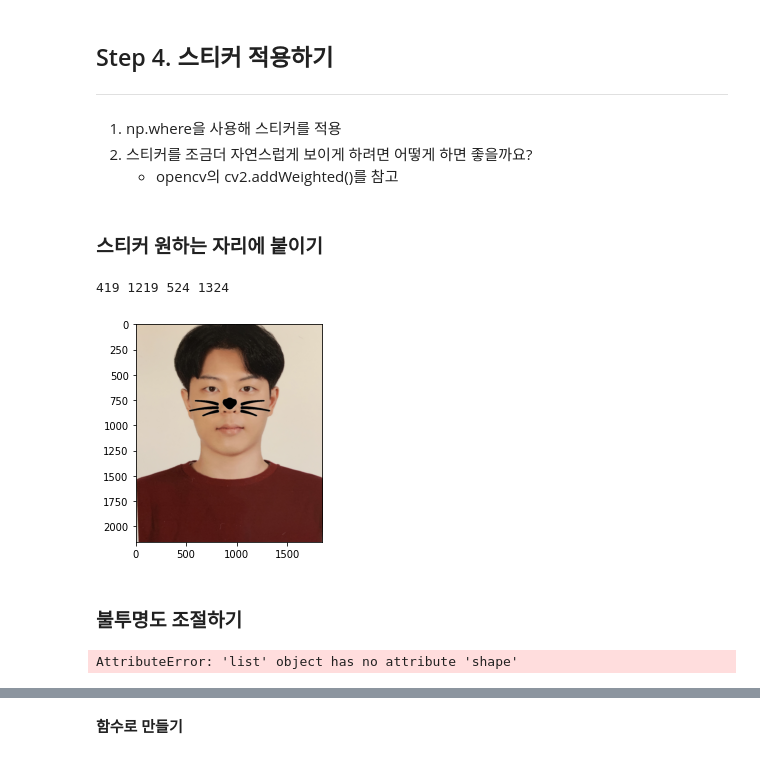
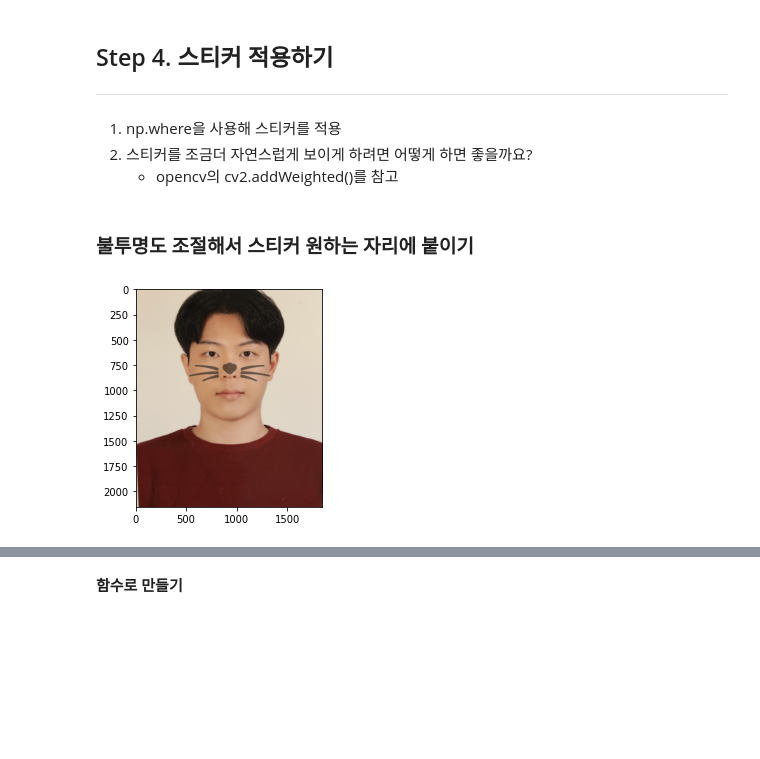
Before and after one commit to xowhddk123/AI_Portfolio, a Jupyter notebook: [Exp_07]project_CatWhiskersSticker.ipynb, the cells around one changed output, grey strips where cells are left out. Drawn from its saved outputs; the diff is of its cells as text; code cells hidden in the pictures; blank space fills up the shorter version.

```diff
--- a/[Exp_07]project_CatWhiskersSticker.ipynb
+++ b/[Exp_07]project_CatWhiskersSticker.ipynb
@@ -192,40 +192,16 @@ print (refined_x, refined_y)
 1. 스티커를 조금더 자연스럽게 보이게 하려면 어떻게 하면 좋을까요?
     - opencv의 cv2.addWeighted()를 참고
 # %% [markdown]
-### 스티커 원하는 자리에 붙이기
+### 불투명도 조절해서 스티커 원하는 자리에 붙이기
 # %%
-# #
-# for i in range(len(refined_y)):
-#     print(refined_y[i],refined_y[i] +img_sticker.shape[0],refined_x[i],refined_x[i]+img_sticker.shape[1])
-#     sticker_area = me_bgr[refined_y[i]:refined_y[i] +img_sticker.shape[0], refined_x[i]:refined_x[i]+img_sticker.shape[1]]
-#     # 스티커랑 배경이랑 잘 스며들게 하는 코드
-#     me_bgr[refined_y[i]:refined_y[i] +img_sticker.shape[0], refined_x[i]:refined_x[i]+img_sticker.shape[1]] = \
-#         np.where(img_sticker==255,sticker_area,img_sticker).astype(np.uint8)
-#     plt.imshow(cv2.cvtColor(me_bgr, cv2.COLOR_BGR2RGB)) # rgb만 적용해놓은 원본 이미지에 왕관 이미지를 덮어 씌운 이미지가 나오게 된다.
+plt.cla()
+for i,j in enumerate(img_sticker):
+    sticker_area = me_bgr[refined_y[i]:refined_y[i] +j.shape[0], refined_x[i]:refined_x[i]+j.shape[1]]
+    # 스티커랑 배경이랑 잘 스며들게 하는 코드
+    me_bgr[refined_y[i]:refined_y[i] +img_sticker[i].shape[0], refined_x[i]:refined_x[i]+img_sticker[i].shape[1]] = \
+        cv2.addWeighted(sticker_area, 0.5, np.where(j==255,sticker_area,j).astype(np.uint8), 0.5, 0)
+    plt.imshow(cv2.cvtColor(me_bgr, cv2.COLOR_BGR2RGB)) # rgb만 적용해놓은 원본 이미지에 왕관 이미지를 덮어 씌운 이미지가 나오게 된다.
 
-# plt.show()
+plt.show()
+# %% [output]
+[figure, added]
-# %%
-#
-for i,j in enumerate(img_sticker):
-#     print(refined_y[i],refined_y[i] +j.shape[0],refined_x[i],refined_x[i]+j.shape[1])
-    sticker_area = me_bgr[refined_y[i]:refined_y[i] +j.shape[0], refined_x[i]:refined_x[i]+j.shape[1]]
-    # 스티커랑 배경이랑 잘 스며들게 하는 코드
-    me_bgr[refined_y[i]:refined_y[i] +img_sticker[i].shape[0], refined_x[i]:refined_x[i]+img_sticker[i].shape[1]] = \
-        np.where(j==255,sticker_area,j).astype(np.uint8)
-    plt.imshow(cv2.cvtColor(me_bgr, cv2.COLOR_BGR2RGB)) # rgb만 적용해놓은 원본 이미지에 왕관 이미지를 덮어 씌운 이미지가 나오게 된다.
-
-plt.show()
-# %% [output]
-419 1219 524 1324
-[figure, removed]
-# %% [markdown]
-### 불투명도 조절하기
-# %%
-# 불투명도 조절
-sticker_area = me_bgr[refined_y[i]:refined_y[i] +img_sticker.shape[0], refined_x[i]:refined_x[i]+img_sticker.shape[1]]
-me_bgr[refined_y[i]:refined_y[i] +img_sticker.shape[0], refined_x[i]:refined_x[i]+img_sticker.shape[1]] = \
-    cv2.addWeighted(sticker_area, 0.5, np.where(img_sticker==255,sticker_area,img_sticker).astype(np.uint8), 0.5, 0)
-plt.imshow(cv2.cvtColor(me_bgr, cv2.COLOR_BGR2RGB))
-plt.show()
-# %% [output]
-AttributeError: 'list' object has no attribute 'shape'
```
Also changed, not shown: parts of 2 cells of this notebook.
